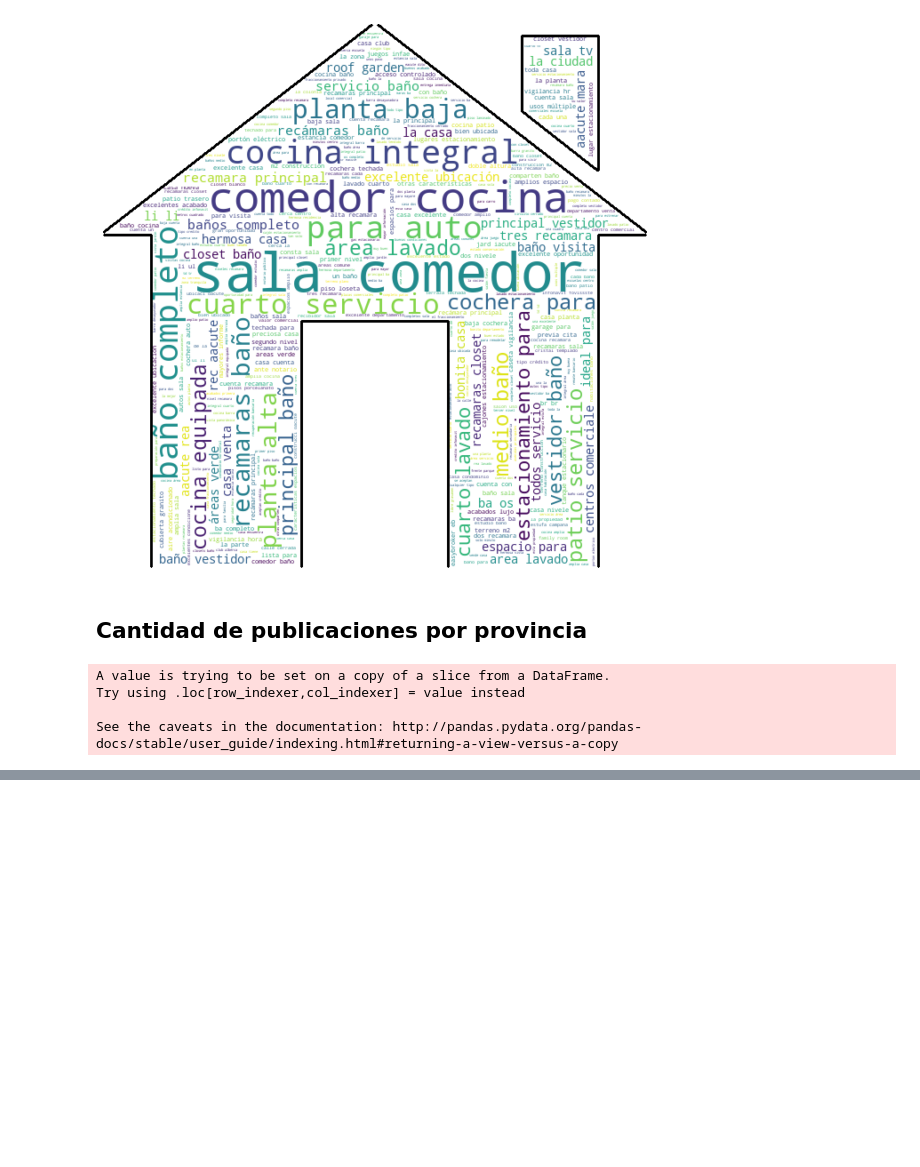
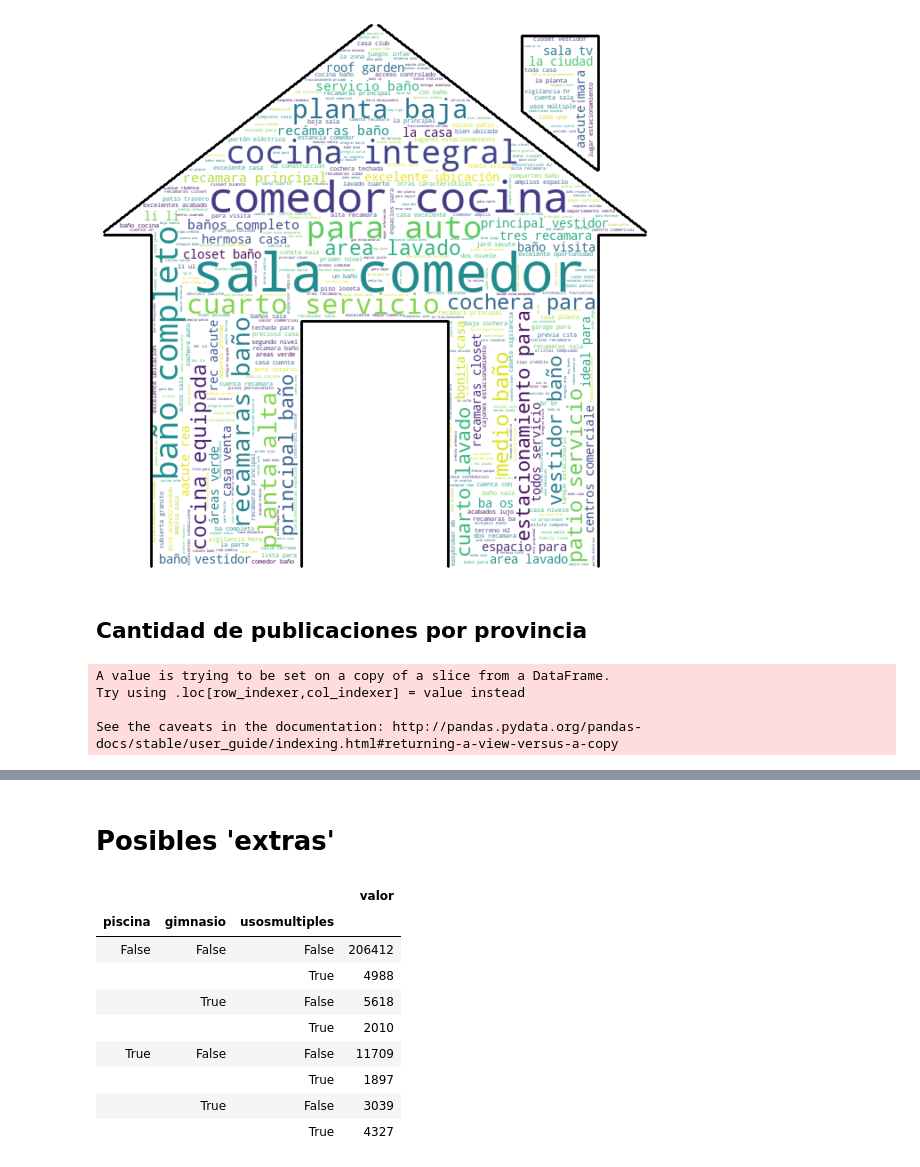
Before and after one commit to taielc/Fiuba_Datos_TP1, a Jupyter notebook: nb_principal.ipynb, the cells around one changed output, grey strips where cells are left out. Cells and saved outputs as stored; diff of their text form; code cells hidden in the pictures; blank space fills up the shorter version.

```diff
--- a/nb_principal.ipynb
+++ b/nb_principal.ipynb
@@ -715,3 +686,31 @@ folium.LayerControl().add_to(mapa)
 mapa
 # %% [output]
 [interactive output not drawn]
+# %% [markdown]
+# Posibles 'extras'
+# %%
+# Veremos primero la cantidad total de propiedades que tienen cada extra en un diagrama de conjuntos (Venn)
+
+posibles_extras = ['piscina', 'gimnasio', 'usosmultiples']
+
+def contar_extras(df):
+    valor = {}
+    valor['valor'] = max([df[extra].sum() for extra in posibles_extras])
+    return pd.Series(valor)
+
+# Generamos un dataframe con un índice múltiple indicando si está el dado extra o no
+
+cantidad_extras = df_original.groupby(posibles_extras)[posibles_extras].apply(contar_extras)
+cantidad_extras.loc[False, False, False] = df_original.shape[0]-cantidad_extras['valor'].sum()
+cantidad_extras
+# %% [output]
+|  |  |  | valor |
+| piscina | gimnasio | usosmultiples |  |
+| False | False | False | 206412 |
+|  |  | True | 4988 |
+|  | True | False | 5618 |
+|  |  | True | 2010 |
+| True | False | False | 11709 |
+|  |  | True | 1897 |
+|  | True | False | 3039 |
+|  |  | True | 4327 |
```
Also changed, not shown: parts of 10 cells of this notebook.
